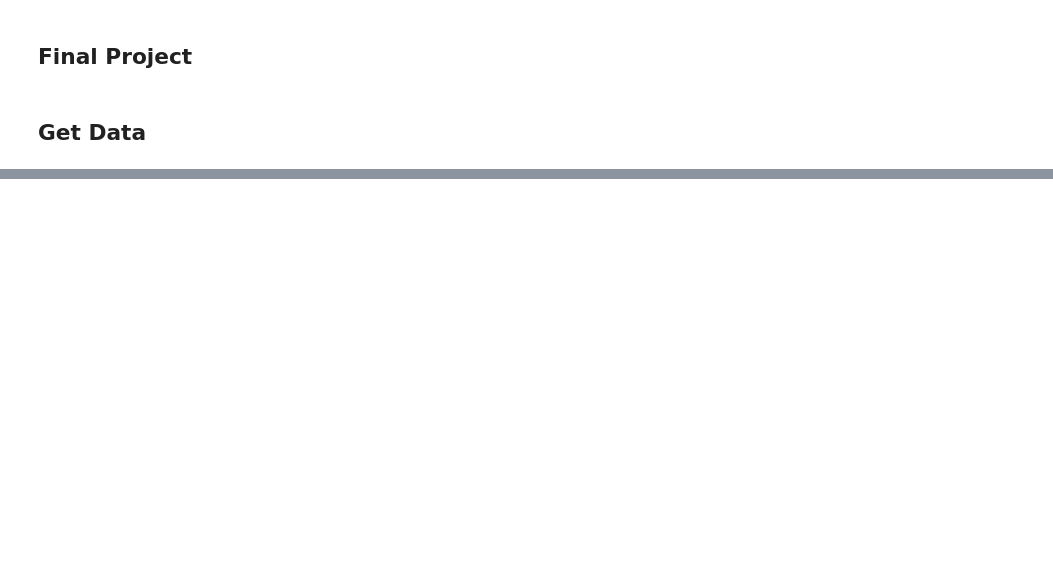
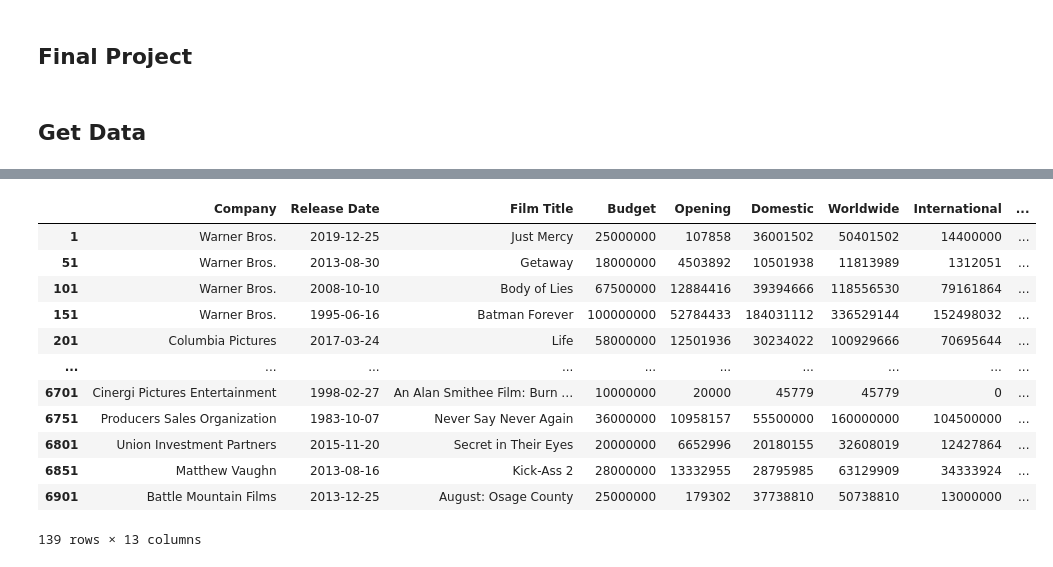
Before and after one commit to PeregoyM/The-Film-Project, a Jupyter notebook: The Film Project.ipynb, the cells around one changed output, grey strips where cells are left out. Saved outputs shown, nothing was run; the diff lists cells and outputs as text; code cells hidden in the pictures; blank space fills up the shorter version.

```diff
--- a/The Film Project.ipynb
+++ b/The Film Project.ipynb
@@ -24,7 +24,7 @@ for entry in trs:                 # each row
     a = entry.find('a')['href']   # find link of each production company -> used to get all movies later
     a = a[26:]                    # remove excessive URL information -> hard code is ugly, but more concise
     x = entry.text.split('\n')    # get all entry data -> company name, movies made, US Boxoffice, Worldwide
-    x = x[1:len(x)-1]             # trim data of two empty entries
+    x = x[1:-1]             # trim data of two empty entries
     r = [a]                       # it has to be like this... even the separate rows
     r.extend(x)
     ls.append(r)                  # try to clearn this before final submission
@@ -36,3 +36,4 @@ numbers = pd.DataFrame(ls, columns=['Link','Company','No.of Movies','Domestic','
 # - compute International Box Office by subtracting Worldwide from Domestic
 numbers[numbers.columns[3:]] = numbers[numbers.columns[3:]].replace(r'[$,*]', '', regex=True).astype(int)
 numbers['International'] = numbers['Worldwide'] - numbers['Domestic'] # compute US-International Box Office
+display(numbers)
@@ -44 +160,25 @@ numbers['International'] = numbers['Worldwide'] - numbers['Domestic'] # compute
+# %%
+# gain some insight
+# remember, this has not yet been standardized
+
+df['Opening Contribution'] = df['Opening'] / df['Worldwide']
+df['Domestic Contribution'] = df['Domestic'] / df['Worldwide']
+df['International Contribution'] = df['International'] / df['Worldwide']
+df['Profit'] = df['Worldwide'] - df['Budget']
+df['Profit Margin'] = df['Profit'] / df['Budget']
+display(df[1::50])
+# %% [output]
+|  | Company | Release Date | Film Title | Budget | Opening | Domestic | Worldwide | International | ... |
+| 1 | Warner Bros. | 2019-12-25 | Just Mercy | 25000000 | 107858 | 36001502 | 50401502 | 14400000 | ... |
+| 51 | Warner Bros. | 2013-08-30 | Getaway | 18000000 | 4503892 | 10501938 | 11813989 | 1312051 | ... |
+| 101 | Warner Bros. | 2008-10-10 | Body of Lies | 67500000 | 12884416 | 39394666 | 118556530 | 79161864 | ... |
+| 151 | Warner Bros. | 1995-06-16 | Batman Forever | 100000000 | 52784433 | 184031112 | 336529144 | 152498032 | ... |
+| 201 | Columbia Pictures | 2017-03-24 | Life | 58000000 | 12501936 | 30234022 | 100929666 | 70695644 | ... |
+| ... | ... | ... | ... | ... | ... | ... | ... | ... | ... |
+| 6701 | Cinergi Pictures Entertainment | 1998-02-27 | An Alan Smithee Film: Burn … | 10000000 | 20000 | 45779 | 45779 | 0 | ... |
+| 6751 | Producers Sales Organization | 1983-10-07 | Never Say Never Again | 36000000 | 10958157 | 55500000 | 160000000 | 104500000 | ... |
+| 6801 | Union Investment Partners | 2015-11-20 | Secret in Their Eyes | 20000000 | 6652996 | 20180155 | 32608019 | 12427864 | ... |
+| 6851 | Matthew Vaughn | 2013-08-16 | Kick-Ass 2 | 28000000 | 13332955 | 28795985 | 63129909 | 34333924 | ... |
+| 6901 | Battle Mountain Films | 2013-12-25 | August: Osage County | 25000000 | 179302 | 37738810 | 50738810 | 13000000 | ... |
+139 rows × 13 columns
 # %% [markdown]
```
Also changed, not shown: parts of 9 cells of this notebook.
